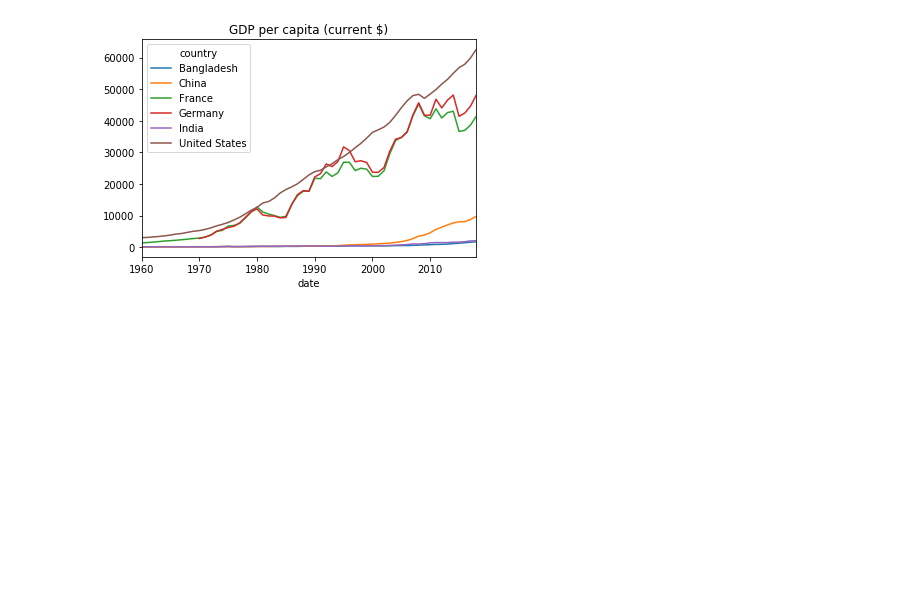
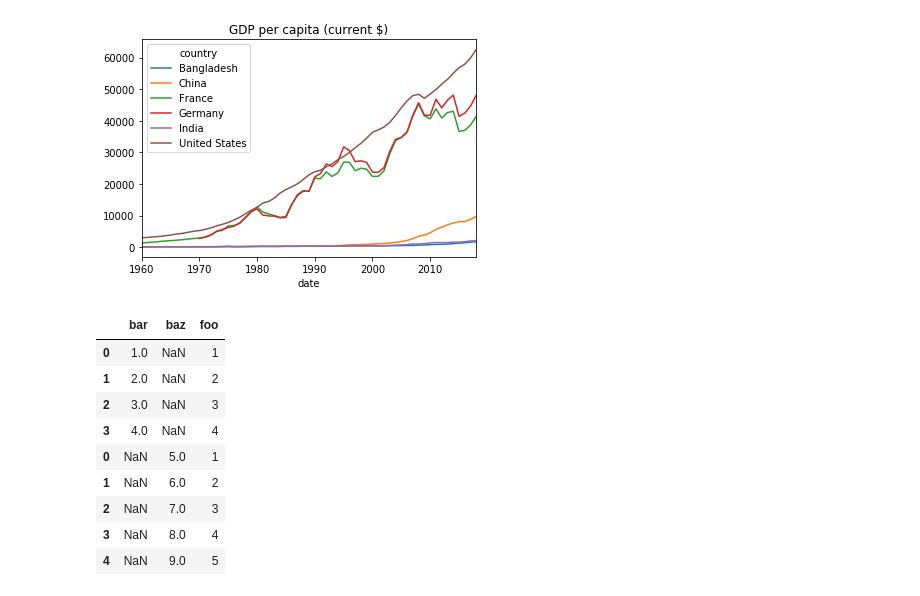
Before and after one commit to felixnext/stock_trend_analysis, a Jupyter notebook: notebooks/01-2_quarter-data-exploration.ipynb, the cells around one changed output. Saved outputs shown, nothing was run; the diff lists cells and outputs as text; code cells hidden in the pictures; blank space fills up the shorter version.

```diff
--- a/notebooks/01-2_quarter-data-exploration.ipynb
+++ b/notebooks/01-2_quarter-data-exploration.ipynb
@@ -160,3 +160,18 @@ nw = nw.reset_index().pivot('date', 'country', 'value')
 nw.sort_index(ascending=True).plot(title='GDP per capita (current $)');
 # %% [output]
 [figure]
+# %%
+df1 = pd.DataFrame({'foo': [1,2,3,4], 'bar': [1,2,3,4]})
+df2 = pd.DataFrame({'baz': [5,6,7,8,9], 'foo': [1,2,3,4,5]})
+pd.concat([df1, df2], axis=0, sort=True)
+# %% [output]
+|  | bar | baz | foo |
+| 0 | 1.0 | NaN | 1 |
+| 1 | 2.0 | NaN | 2 |
+| 2 | 3.0 | NaN | 3 |
+| 3 | 4.0 | NaN | 4 |
+| 0 | NaN | 5.0 | 1 |
+| 1 | NaN | 6.0 | 2 |
+| 2 | NaN | 7.0 | 3 |
+| 3 | NaN | 8.0 | 4 |
+| 4 | NaN | 9.0 | 5 |
```
Also changed, not shown: 8 other files.
